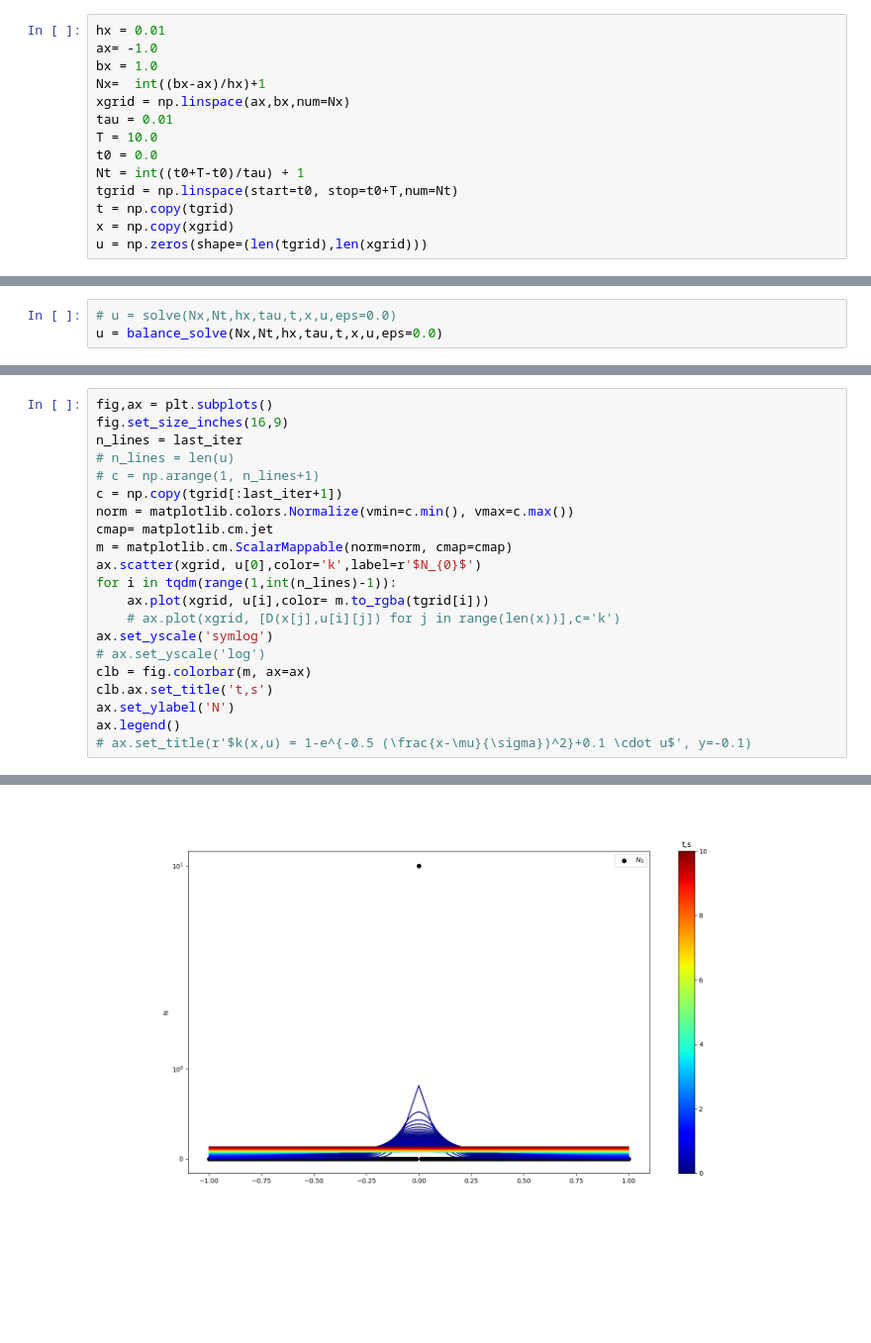
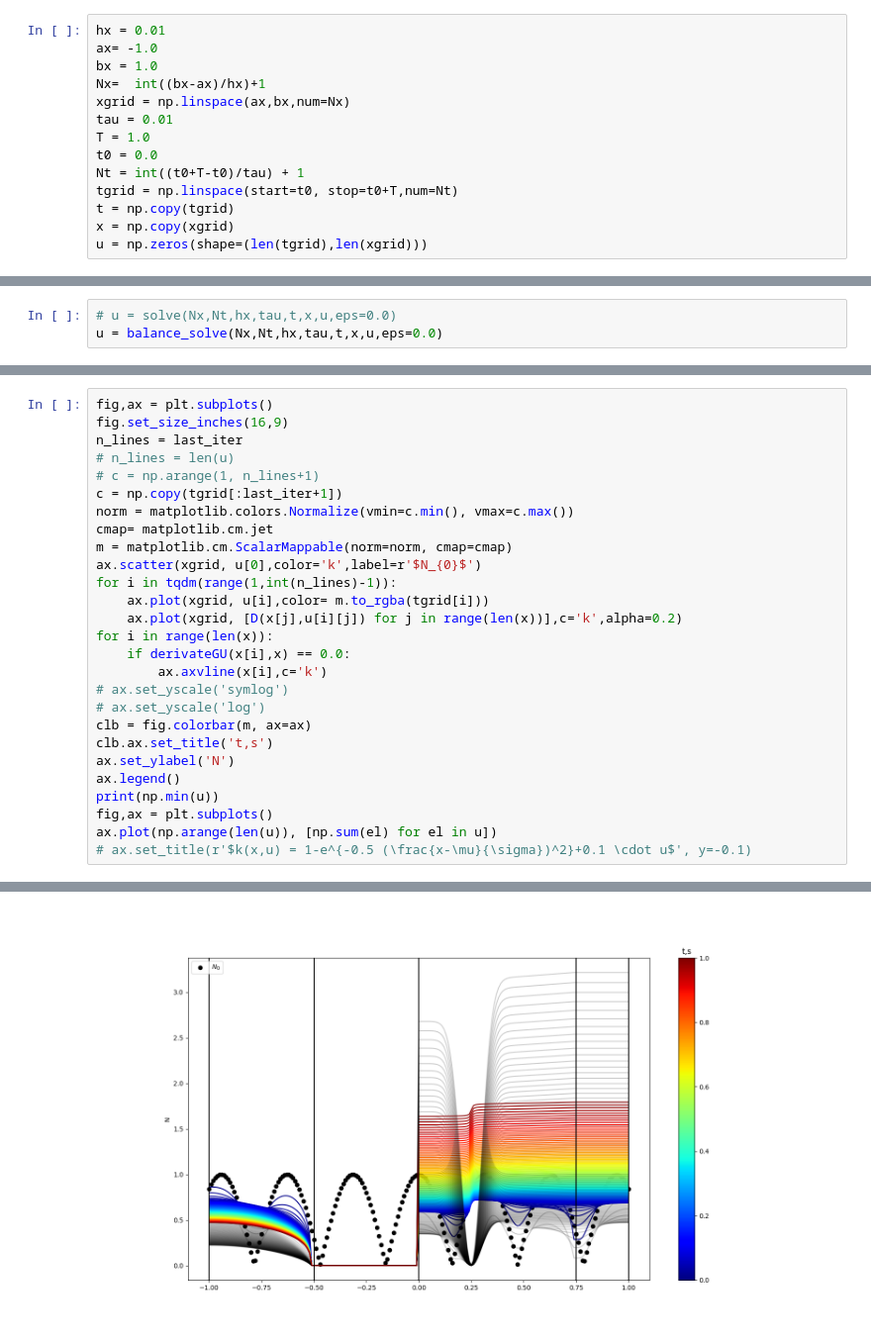
Before and after one commit to RepnikovPavel/GlobalDynamics, a Jupyter notebook: kvazilinearsolve.ipynb, the cells around one changed output, grey strips where cells are left out. Shown at 99% size. Saved outputs shown, nothing was run; the diff lists cells and outputs as text; blank space fills up the shorter version.

```diff
--- a/kvazilinearsolve.ipynb
+++ b/kvazilinearsolve.ipynb
@@ -146,7 +208,7 @@ bx = 1.0
 Nx=  int((bx-ax)/hx)+1
 xgrid = np.linspace(ax,bx,num=Nx)
 tau = 0.01
-T = 10.0
+T = 1.0
 t0 = 0.0
 Nt = int((t0+T-t0)/tau) + 1
 tgrid = np.linspace(start=t0, stop=t0+T,num=Nt)
@@ -183,12 +245,18 @@ m = matplotlib.cm.ScalarMappable(norm=norm, cmap=cmap)
 ax.scatter(xgrid, u[0],color='k',label=r'$N_{0}$')
 for i in tqdm(range(1,int(n_lines)-1)):
     ax.plot(xgrid, u[i],color= m.to_rgba(tgrid[i]))
-    # ax.plot(xgrid, [D(x[j],u[i][j]) for j in range(len(x))],c='k')
-ax.set_yscale('symlog')
+    ax.plot(xgrid, [D(x[j],u[i][j]) for j in range(len(x))],c='k',alpha=0.2)
+for i in range(len(x)):
+    if derivateGU(x[i],x) == 0.0:
+        ax.axvline(x[i],c='k')
+# ax.set_yscale('symlog')
 # ax.set_yscale('log')
 clb = fig.colorbar(m, ax=ax)
 clb.ax.set_title('t,s')
 ax.set_ylabel('N')
 ax.legend()
+print(np.min(u))
+fig,ax = plt.subplots()
+ax.plot(np.arange(len(u)), [np.sum(el) for el in u])
 # ax.set_title(r'$k(x,u) = 1-e^{-0.5 (\frac{x-\mu}{\sigma})^2}+0.1 \cdot u$', y=-0.1)
 # %% [output]
@@ -196 +265 @@ ax.legend()
-[figure, old version]
+[figure, new version]
```
Also changed, not shown: parts of 4 cells of this notebook, 3 other files.
